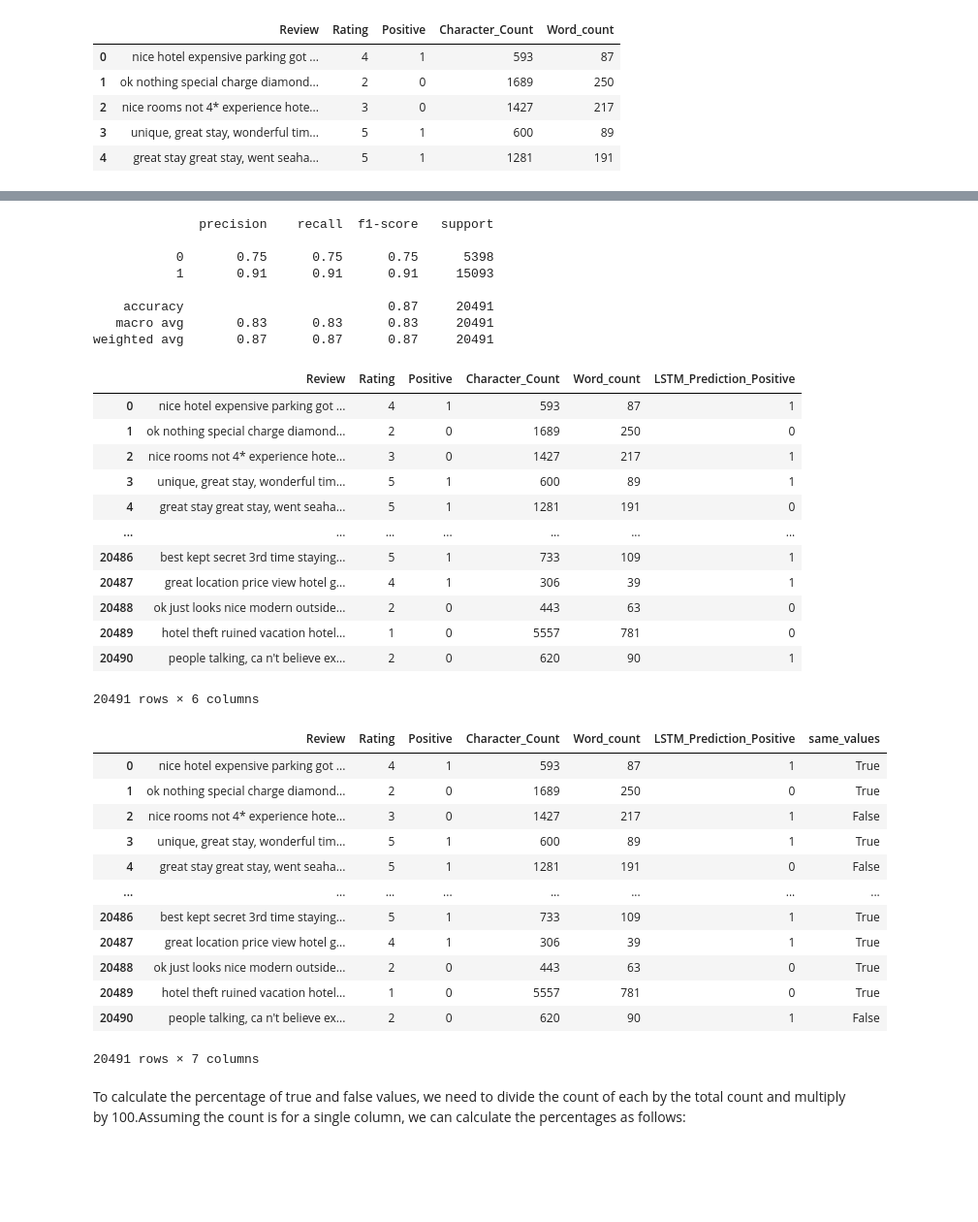
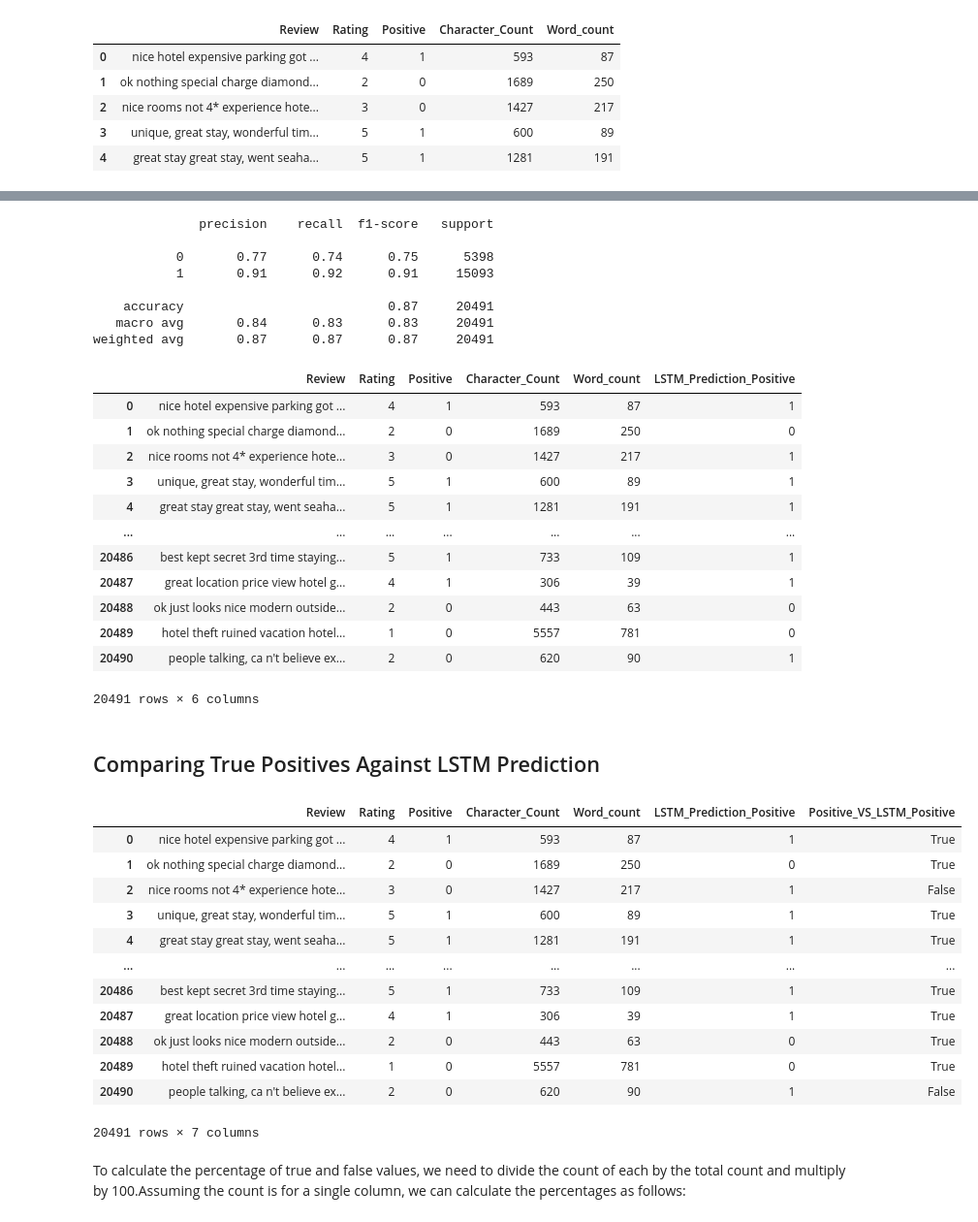
Before and after one commit to Shahmaan/Examensarbete_DS21, a Jupyter notebook: lstm_sentiment_analysis.ipynb, the cells around one changed output, grey strips where cells are left out. Shown at 97% size. Saved outputs shown, nothing was run; the diff lists cells and outputs as text; code cells hidden in the pictures; blank space fills up the shorter version.

```diff
--- a/lstm_sentiment_analysis.ipynb
+++ b/lstm_sentiment_analysis.ipynb
@@ -606,7 +606,7 @@ print("Vocabulary size:", VOCAB_SIZE)
 # %% [output]
 Vocabulary size: 52005
 # %%
-VOCAB_SIZE = 52234
+VOCAB_SIZE = 52005
 
 #, lower=True
 tokenizer = Tokenizer(VOCAB_SIZE)
@@ -980,11 +970,11 @@ print(classification_report(data['Positive'], data['LSTM_Prediction_Positive']))
 # %% [output]
               precision    recall  f1-score   support
 
-           0       0.75      0.75      0.75      5398
-           1       0.91      0.91      0.91     15093
+           0       0.77      0.74      0.75      5398
+           1       0.91      0.92      0.91     15093
 
     accuracy                           0.87     20491
-   macro avg       0.83      0.83      0.83     20491
+   macro avg       0.84      0.83      0.83     20491
 weighted avg       0.87      0.87      0.87     20491
 # %%
 data
@@ -994,7 +984,7 @@ data
 | 1 | ok nothing special charge diamond... | 2 | 0 | 1689 | 250 | 0 |
 | 2 | nice rooms not 4* experience hote... | 3 | 0 | 1427 | 217 | 1 |
 | 3 | unique, great stay, wonderful tim... | 5 | 1 | 600 | 89 | 1 |
-| 4 | great stay great stay, went seaha... | 5 | 1 | 1281 | 191 | 0 |
+| 4 | great stay great stay, went seaha... | 5 | 1 | 1281 | 191 | 1 |
 | ... | ... | ... | ... | ... | ... | ... |
 | 20486 | best kept secret 3rd time staying... | 5 | 1 | 733 | 109 | 1 |
 | 20487 | great location price view hotel g... | 4 | 1 | 306 | 39 | 1 |
@@ -1002,22 +992,24 @@ data
 | 20489 | hotel theft ruined vacation hotel... | 1 | 0 | 5557 | 781 | 0 |
 | 20490 | people talking, ca n't believe ex... | 2 | 0 | 620 | 90 | 1 |
 20491 rows × 6 columns
+# %% [markdown]
+## Comparing True Positives Against LSTM Prediction
 # %%
 # function to compare values in two columns and return boolean
-def check_cols(row):
-    return row['Positive'] == row['LSTM_Prediction_Positive']
+def check_cols(df:str, col1:str, col2:str):
+    return df[col1] == df[col2]
 # %%
 # apply function to each row using the apply method
-data['same_values'] = data.apply(check_cols, axis=1)
+data['Positive_VS_LSTM_Positive'] = data.apply(lambda x: check_cols(x, 'Positive', 'LSTM_Prediction_Positive'), axis=1)
 
 data
 # %% [output]
-|  | Review | Rating | Positive | Character_Count | Word_count | LSTM_Prediction_Positive | same_values |
+|  | Review | Rating | Positive | Character_Count | Word_count | LSTM_Prediction_Positive | Positive_VS_LSTM_Positive |
 | 0 | nice hotel expensive parking got ... | 4 | 1 | 593 | 87 | 1 | True |
 | 1 | ok nothing special charge diamond... | 2 | 0 | 1689 | 250 | 0 | True |
 | 2 | nice rooms not 4* experience hote... | 3 | 0 | 1427 | 217 | 1 | False |
 | 3 | unique, great stay, wonderful tim... | 5 | 1 | 600 | 89 | 1 | True |
-| 4 | great stay great stay, went seaha... | 5 | 1 | 1281 | 191 | 0 | False |
+| 4 | great stay great stay, went seaha... | 5 | 1 | 1281 | 191 | 1 | True |
 | ... | ... | ... | ... | ... | ... | ... | ... |
 | 20486 | best kept secret 3rd time staying... | 5 | 1 | 733 | 109 | 1 | True |
 | 20487 | great location price view hotel g... | 4 | 1 | 306 | 39 | 1 | True |
```
Also changed, not shown: parts of 25 cells of this notebook, 8 other files.
